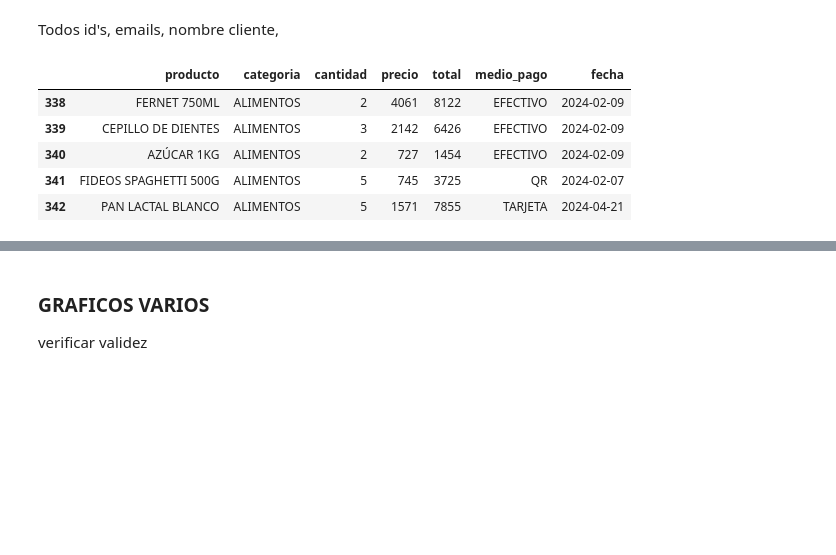
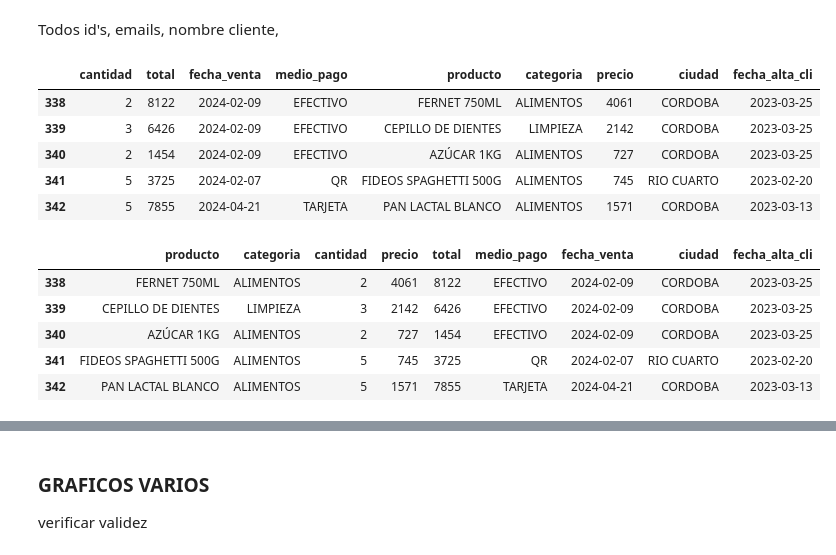
Before and after one commit to Torgeck/Tienda-Aurelion, a Jupyter notebook: notebooks/clase_8.ipynb, the cells around one changed output, grey strips where cells are left out. Saved outputs shown, nothing was run; the diff lists cells and outputs as text; code cells hidden in the pictures; blank space fills up the shorter version.

```diff
--- a/notebooks/clase_8.ipynb
+++ b/notebooks/clase_8.ipynb
@@ -4,6 +4,4 @@ import pandas as pd
 import numpy as np
 from matplotlib import pyplot as plt  # Forma alternativa y más explícita de importar
 import seaborn as sns
-
-# Verificar la importación
-print(type(plt.figure))
+pd.set_option("future.no_silent_downcasting", True)
@@ -200,8 +115,8 @@ Columnas en detalle_ventas:
 # %%
-#iniciar desde detalle_venta
-df_venta_cliente = ventas.merge(clientes[['ciudad', 'id_cliente']], on='id_cliente' , how='left')
-df_todos = detalle_ventas.merge(df_venta_cliente[["fecha","medio_pago","id_venta"]], on='id_venta', how='left').merge(df_productos, on='id_producto', how='left')
-# traer todos los campos, no suponer ni omitir
+
+df_venta_detalle = detalle_ventas.merge(ventas, on='id_venta', how='left').merge(df_productos, on='id_producto', how='left')
+df_todos = df_venta_detalle.merge(clientes, on='id_cliente' , how='left')
+display(df_todos.info())
 display(df_todos.describe())
 display(df_todos.columns)
 display(df_todos.head())
@@ -230,18 +165,25 @@ Todos id's, emails, nombre cliente,
 # %%
 df = df_todos
 
-df = df.drop(columns=['id_venta','id_producto','nombre_producto_x','precio_unitario_x'])
-df.rename(columns={'nombre_producto_y':'producto','precio_unitario_y':'precio','importe':'total'}, inplace=True)
+df = df.drop(columns=['id_venta','id_producto','nombre_producto_x','precio_unitario_x','nombre_cliente_x','email_x','nombre_cliente_y','email_y','id_cliente'])
+df.rename(columns={'nombre_producto_y':'producto','precio_unitario_y':'precio','importe':'total','fecha':'fecha_venta','fecha_alta':'fecha_alta_cli'}, inplace=True)
 
-df = df[['producto','categoria','cantidad','precio','total','medio_pago','fecha']]
 display(df.tail())
+df = df[['producto','categoria','cantidad','precio','total','medio_pago','fecha_venta','ciudad','fecha_alta_cli']]
+display(df.tail())
 # %% [output]
-|  | producto | categoria | cantidad | precio | total | medio_pago | fecha |
-| 338 | FERNET 750ML | ALIMENTOS | 2 | 4061 | 8122 | EFECTIVO | 2024-02-09 |
-| 339 | CEPILLO DE DIENTES | ALIMENTOS | 3 | 2142 | 6426 | EFECTIVO | 2024-02-09 |
-| 340 | AZÚCAR 1KG | ALIMENTOS | 2 | 727 | 1454 | EFECTIVO | 2024-02-09 |
-| 341 | FIDEOS SPAGHETTI 500G | ALIMENTOS | 5 | 745 | 3725 | QR | 2024-02-07 |
-| 342 | PAN LACTAL BLANCO | ALIMENTOS | 5 | 1571 | 7855 | TARJETA | 2024-04-21 |
+|  | cantidad | total | fecha_venta | medio_pago | producto | categoria | precio | ciudad | fecha_alta_cli |
+| 338 | 2 | 8122 | 2024-02-09 | EFECTIVO | FERNET 750ML | ALIMENTOS | 4061 | CORDOBA | 2023-03-25 |
+| 339 | 3 | 6426 | 2024-02-09 | EFECTIVO | CEPILLO DE DIENTES | LIMPIEZA | 2142 | CORDOBA | 2023-03-25 |
+| 340 | 2 | 1454 | 2024-02-09 | EFECTIVO | AZÚCAR 1KG | ALIMENTOS | 727 | CORDOBA | 2023-03-25 |
+| 341 | 5 | 3725 | 2024-02-07 | QR | FIDEOS SPAGHETTI 500G | ALIMENTOS | 745 | RIO CUARTO | 2023-02-20 |
+| 342 | 5 | 7855 | 2024-04-21 | TARJETA | PAN LACTAL BLANCO | ALIMENTOS | 1571 | CORDOBA | 2023-03-13 |
+|  | producto | categoria | cantidad | precio | total | medio_pago | fecha_venta | ciudad | fecha_alta_cli |
+| 338 | FERNET 750ML | ALIMENTOS | 2 | 4061 | 8122 | EFECTIVO | 2024-02-09 | CORDOBA | 2023-03-25 |
+| 339 | CEPILLO DE DIENTES | LIMPIEZA | 3 | 2142 | 6426 | EFECTIVO | 2024-02-09 | CORDOBA | 2023-03-25 |
+| 340 | AZÚCAR 1KG | ALIMENTOS | 2 | 727 | 1454 | EFECTIVO | 2024-02-09 | CORDOBA | 2023-03-25 |
+| 341 | FIDEOS SPAGHETTI 500G | ALIMENTOS | 5 | 745 | 3725 | QR | 2024-02-07 | RIO CUARTO | 2023-02-20 |
+| 342 | PAN LACTAL BLANCO | ALIMENTOS | 5 | 1571 | 7855 | TARJETA | 2024-04-21 | CORDOBA | 2023-03-13 |
 # %%
 #Transformar datos
 medios = {"EFECTIVO": 0 , "TARJETA": 1, "QR":2, "TRANSFERENCIA": 3}
```
Also changed, not shown: parts of 19 cells of this notebook, 1 other file.
